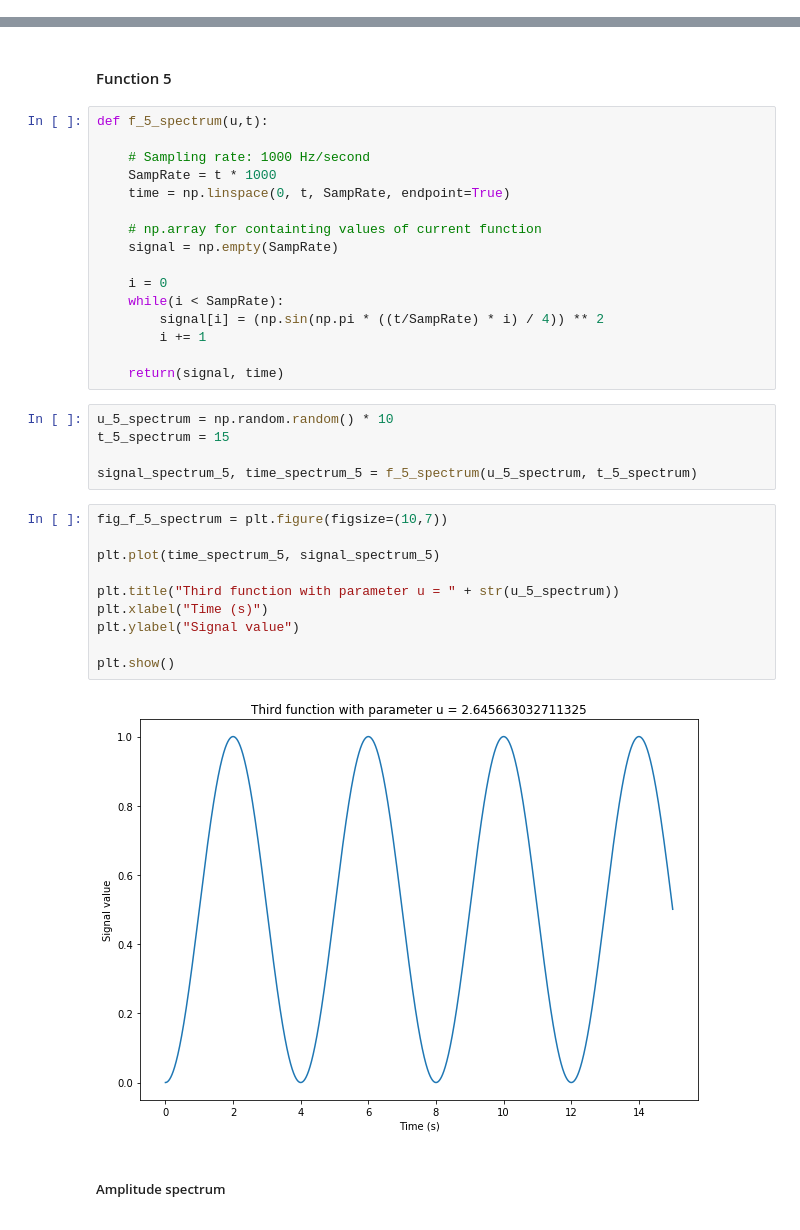
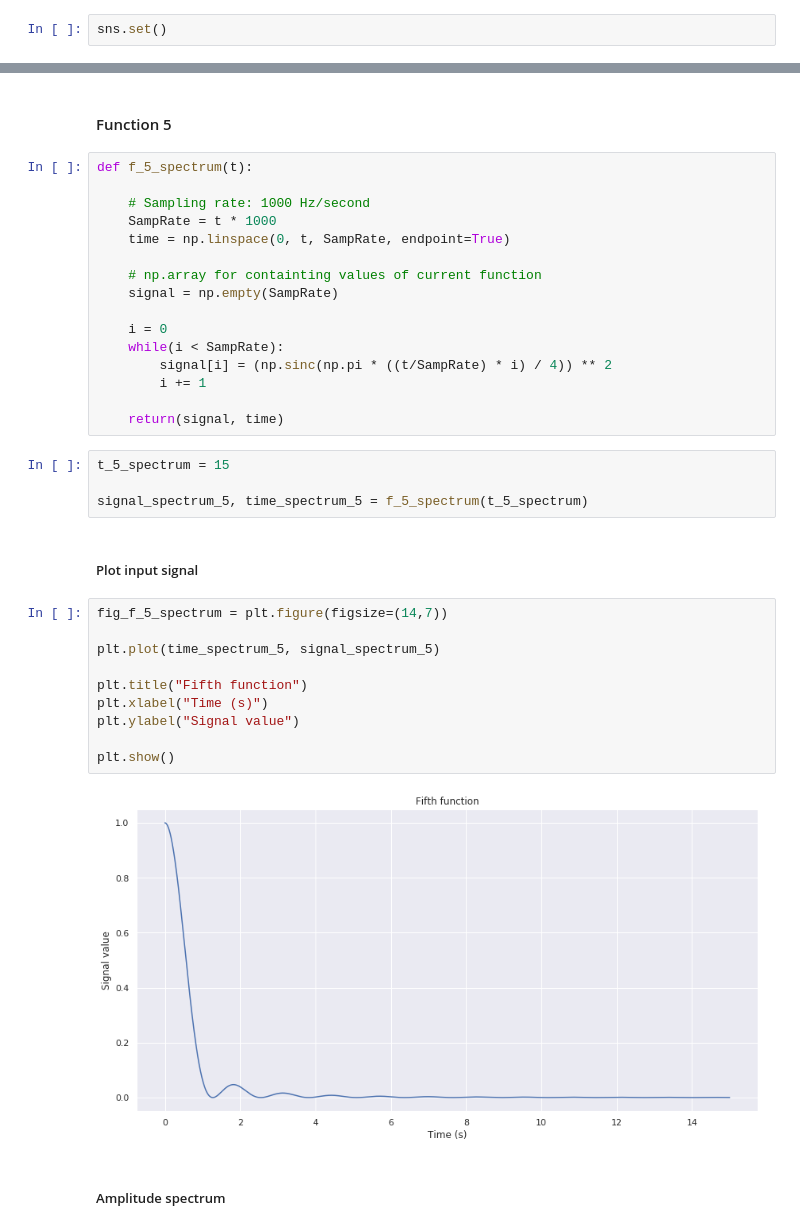
Before and after one commit to masterdesky/ELTE-signal-processing-2018, a Jupyter notebook: 2. feladatsor/Assignment 2 - Part 2.ipynb, the cells around one changed output, grey strips where cells are left out. Cells and saved outputs as stored; diff of their text form.

```diff
--- a/2. feladatsor/Assignment 2 - Part 2.ipynb
+++ b/2. feladatsor/Assignment 2 - Part 2.ipynb
@@ -7,6 +7,8 @@ import numpy as np
 import matplotlib.pyplot as plt
 import seaborn as sns
 import random as random
+# %%
+sns.set()
 # %% [markdown]
 ## Task 4
 # %% [markdown]
@@ -271,7 +360,7 @@ plt.show()
 # %% [markdown]
 #### Function 5
 # %%
-def f_5_spectrum(u,t):
+def f_5_spectrum(t):
 
     # Sampling rate: 1000 Hz/second
     SampRate = t * 1000
@@ -282,27 +371,28 @@ def f_5_spectrum(u,t):
 
     i = 0
     while(i < SampRate):
-        signal[i] = (np.sin(np.pi * ((t/SampRate) * i) / 4)) ** 2
+        signal[i] = (np.sinc(np.pi * ((t/SampRate) * i) / 4)) ** 2
         i += 1
 
     return(signal, time)
 # %%
-u_5_spectrum = np.random.random() * 10
 t_5_spectrum = 15
 
-signal_spectrum_5, time_spectrum_5 = f_5_spectrum(u_5_spectrum, t_5_spectrum)
+signal_spectrum_5, time_spectrum_5 = f_5_spectrum(t_5_spectrum)
+# %% [markdown]
+##### Plot input signal
 # %%
-fig_f_5_spectrum = plt.figure(figsize=(10,7))
+fig_f_5_spectrum = plt.figure(figsize=(14,7))
 
 plt.plot(time_spectrum_5, signal_spectrum_5)
 
-plt.title("Third function with parameter u = " + str(u_5_spectrum))
+plt.title("Fifth function")
 plt.xlabel("Time (s)")
 plt.ylabel("Signal value")
 
 plt.show()
 # %% [output]
-[figure, old version]
+[figure, new version]
 # %% [markdown]
 ##### Amplitude spectrum
 # %%
```
Also changed, not shown: parts of 40 cells of this notebook.
